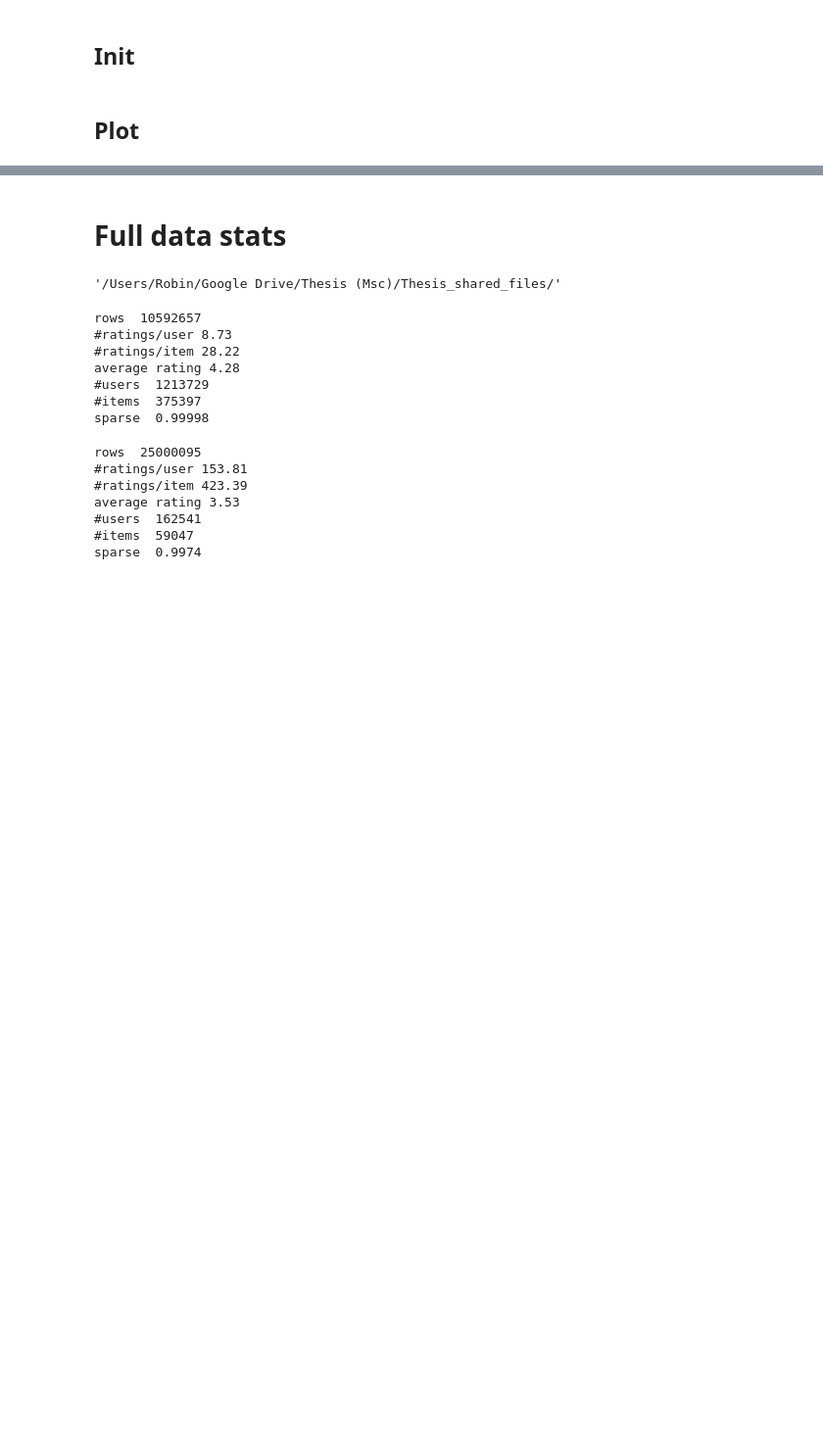
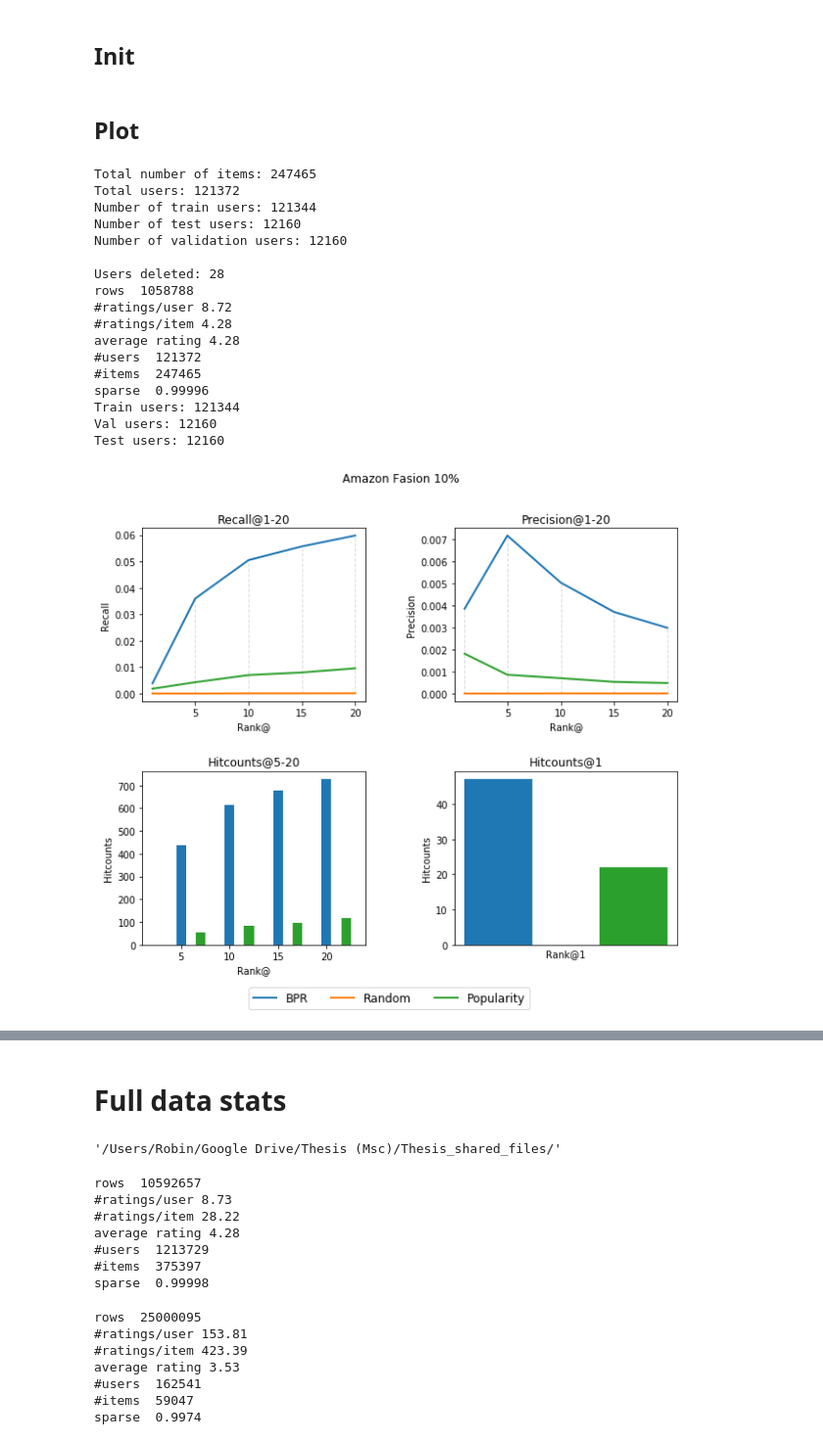
Before and after one commit to ROpdam/recommender_comparison, a Jupyter notebook: visualize_results.ipynb, the cells around one changed output, grey strips where cells are left out. Shown: that part at 98% size. Saved outputs shown, nothing was run; the diff lists cells and outputs as text; code cells hidden in the pictures; blank space fills up the shorter version.

Commit message:
Meeting visualisations update

```diff
--- a/visualize_results.ipynb
+++ b/visualize_results.ipynb
@@ -34,15 +34,23 @@ def leave_last_x_out(full_data, n_users, leave_out=1, seed=1234):
     leave_out_indices = []
     users_picked = []
 
-    for i in range(n_users):
+    for i in range(len(full_data.user_id.unique())):
         random_user = np.random.choice(users)
         item_indices = user_items_ind[random_user] # random user's items indices
-        while random_user not in users_picked and len(item_indices) <= leave_out: # needs to have more items than to leave out, or deleting users
+        if random_user in users_picked or len(item_indices) <= leave_out:
             random_user = np.random.choice(users)
-            item_indices = user_items_ind[random_user]
+            item_indices = user_items_ind[random_user] # random user's items indices
+        else:
+            users_picked.append(random_user)
+            leave_out_indices.extend(item_indices[-leave_out:])
 
-        users_picked.append(random_user)
-        leave_out_indices.extend(item_indices[-leave_out:])
+        if len(users_picked) == n_users:
+            break
+
+    if len(users_picked) < n_users:
+        error = 'Cannot pick ' + str(n_users) + ' users with more than ' + str(leave_out) + ' items'
+        solution = '\nTry a smaller test and/or validation percentage of the data'
+        raise ValueError(error + solution)
 
     leave_out_set = full_data.loc[leave_out_indices] # the last items of n_users users with n_item > leave_out
     full_data_leave_one_out = full_data.drop(leave_out_indices) # drops last items for n_users users
@@ -81,7 +97,11 @@ def print_stats(df):
     total_items = df.item.unique().size
     sparseness = 1 - len(df) / (len(df['user'].unique()) * len(df['item'].unique()))
 
-    train_set, val_set, test_set = create_train_test_split(df)
+    BATCH_SIZE = 64
+    val_perc = test_perc = 0.1
+    n_last_items_val = n_last_items_test = 1
+    total_users, total_items, train_set, val_set, test_set = \
+    train_val_test_split(df, BATCH_SIZE, val_perc, test_perc, n_last_items_val, n_last_items_test)
 
     print('rows ', len(df),
           '\n#ratings/user', round(norpu,2),
@@ -152,14 +172,46 @@ def show_results(metrics, file_name, plot_title, legend_names, store=False, path
 ## Init
 # %%
 path = '/Users/Robin/Google Drive/Thesis (Msc)/Thesis_shared_files/'
-names_am = ['Amazon_01_users', 'Amazon_005_users']
-names_ml = ['ML_01_users', 'ML_005_users']
+names_am = ['Amazon_01_users']
+names_ml = ['ML_01_users']
 
-res_path = path + 'Results/'
+res_path = path + 'Results/Results_17_04/'
 store_path = path + 'Plots/CFRNN_plots/'
 file_names = names_am + names_ml
 data_paths = ['Data/Amazon/']*len(names_am) + ['Data/ML/']*len(names_ml)
 # %%
-legend_names = ['CFRNN', 'BPR', 'Random', 'Popularity']
+legend_names = ['BPR', 'Random', 'Popularity']
 # %% [markdown]
 ## Plot
+# %%
+df = pd.read_pickle(path + 'data/Amazon/' + names_am[0])
+print_stats(df)
+file_name = 'Amazon_01_user'
+
+#     cfrnn = pd.read_pickle(res_path + 'CFRNN/metrics_CFRNN_' + file_name)
+bpr = pd.read_pickle(res_path + 'metrics_bpr_Amazon_01_users')
+rand = pd.read_pickle(res_path + 'rand_bench_Amazon_01_users')
+pop = pd.read_pickle(res_path + 'pop_bench_Amazon_01_users')
+
+all_metrics = [bpr, rand, pop]
+
+show_results(all_metrics, file_name, 'Amazon 10% users', legend_names, store=False, path=store_path)
+# %% [output]
+Total number of items: 247465
+Total users: 121372
+Number of train users: 121344
+Number of test users: 12160
+Number of validation users: 12160
+
+Users deleted: 28
+rows  1058788
+#ratings/user 8.72
+#ratings/item 4.28
+average rating 4.28
+#users  121372
+#items  247465
+sparse  0.99996
+Train users: 121344
+Val users: 12160
+Test users: 12160
+[figure, added]
```
Also changed, not shown: parts of 6 cells of this notebook, 1 other file.
